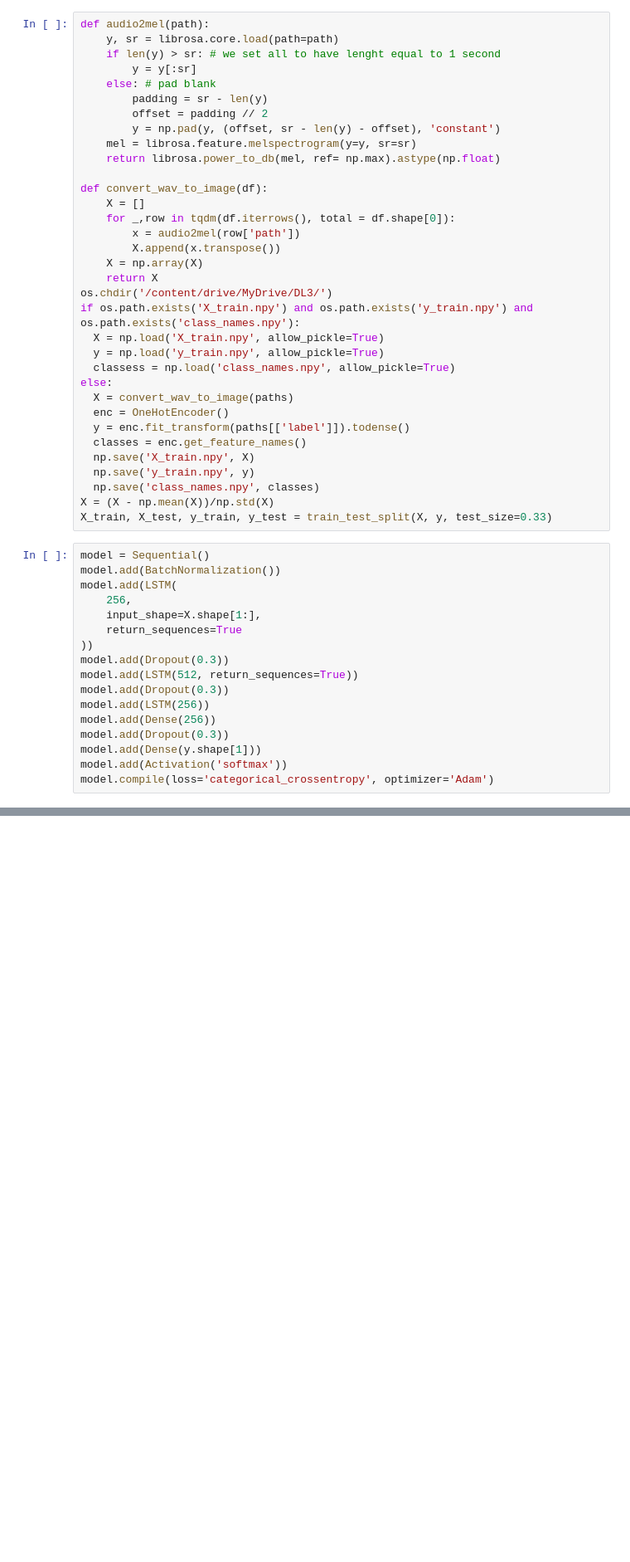
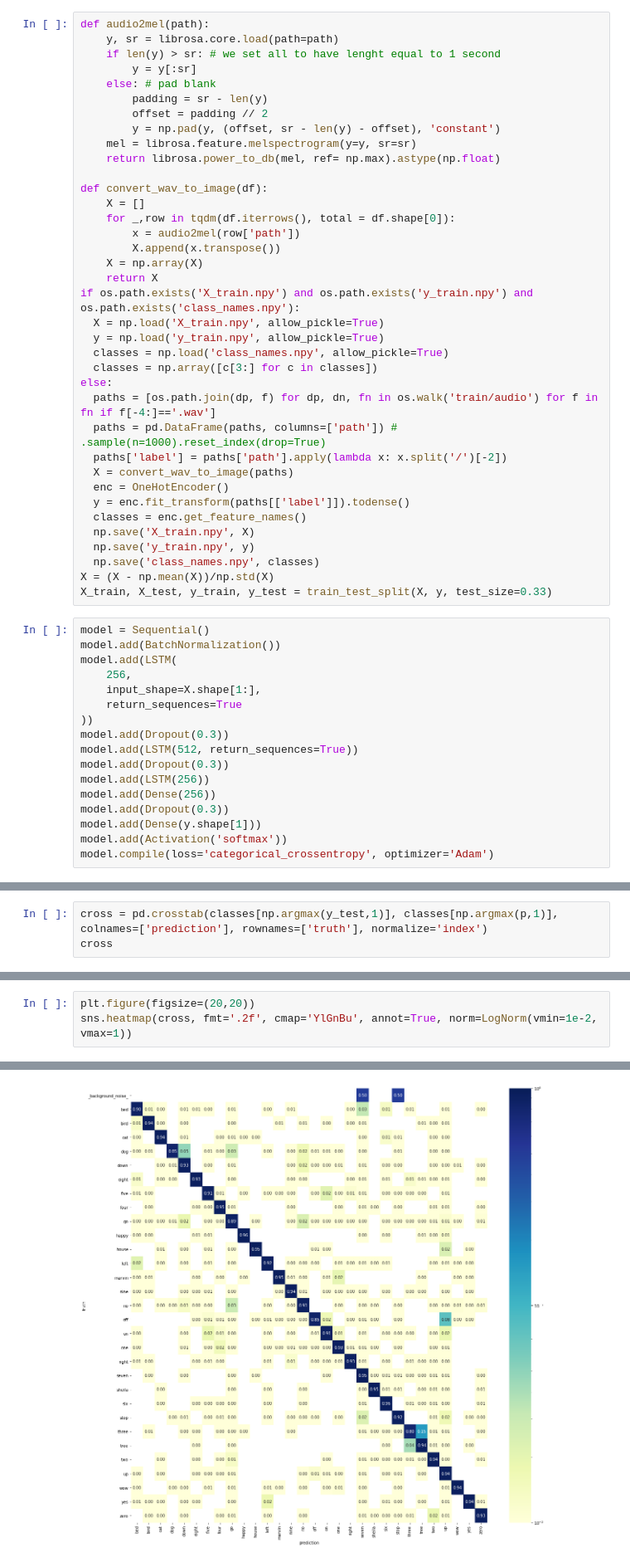
Before and after one commit to marneusz/SpeechCommandsClassificationsRNNs, a Jupyter notebook: LSTM.ipynb, the cells around one changed output, grey strips where cells are left out. Shown at 83% size. Cells and saved outputs as stored; diff of their text form; blank space fills up the shorter version.

```diff
--- a/LSTM.ipynb
+++ b/LSTM.ipynb
@@ -83,12 +63,15 @@ def convert_wav_to_image(df):
         X.append(x.transpose())
     X = np.array(X)
     return X
-os.chdir('/content/drive/MyDrive/DL3/')
 if os.path.exists('X_train.npy') and os.path.exists('y_train.npy') and os.path.exists('class_names.npy'):
   X = np.load('X_train.npy', allow_pickle=True)
   y = np.load('y_train.npy', allow_pickle=True)
-  classess = np.load('class_names.npy', allow_pickle=True)
+  classes = np.load('class_names.npy', allow_pickle=True)
+  classes = np.array([c[3:] for c in classes])
 else:
+  paths = [os.path.join(dp, f) for dp, dn, fn in os.walk('train/audio') for f in fn if f[-4:]=='.wav']
+  paths = pd.DataFrame(paths, columns=['path']) # .sample(n=1000).reset_index(drop=True)
+  paths['label'] = paths['path'].apply(lambda x: x.split('/')[-2])
   X = convert_wav_to_image(paths)
   enc = OneHotEncoder()
   y = enc.fit_transform(paths[['label']]).todense()
@@ -146,0 +155,3 @@ np.mean(np.argmax(p,1) == np.argmax(y_test,1))
+# %%
+cross = pd.crosstab(classes[np.argmax(y_test,1)], classes[np.argmax(p,1)], colnames=['prediction'], rownames=['truth'], normalize='index')
+cross
@@ -146,0 +177,4 @@ np.mean(np.argmax(p,1) == np.argmax(y_test,1))
+# %%
+plt.figure(figsize=(20,20))
+sns.heatmap(cross, fmt='.2f', cmap='YlGnBu', annot=True, norm=LogNorm(vmin=1e-2, vmax=1))
+# %% [output]
@@ -146,0 +182 @@ np.mean(np.argmax(p,1) == np.argmax(y_test,1))
+[figure, added]
```
Also changed, not shown: parts of 19 cells of this notebook.
